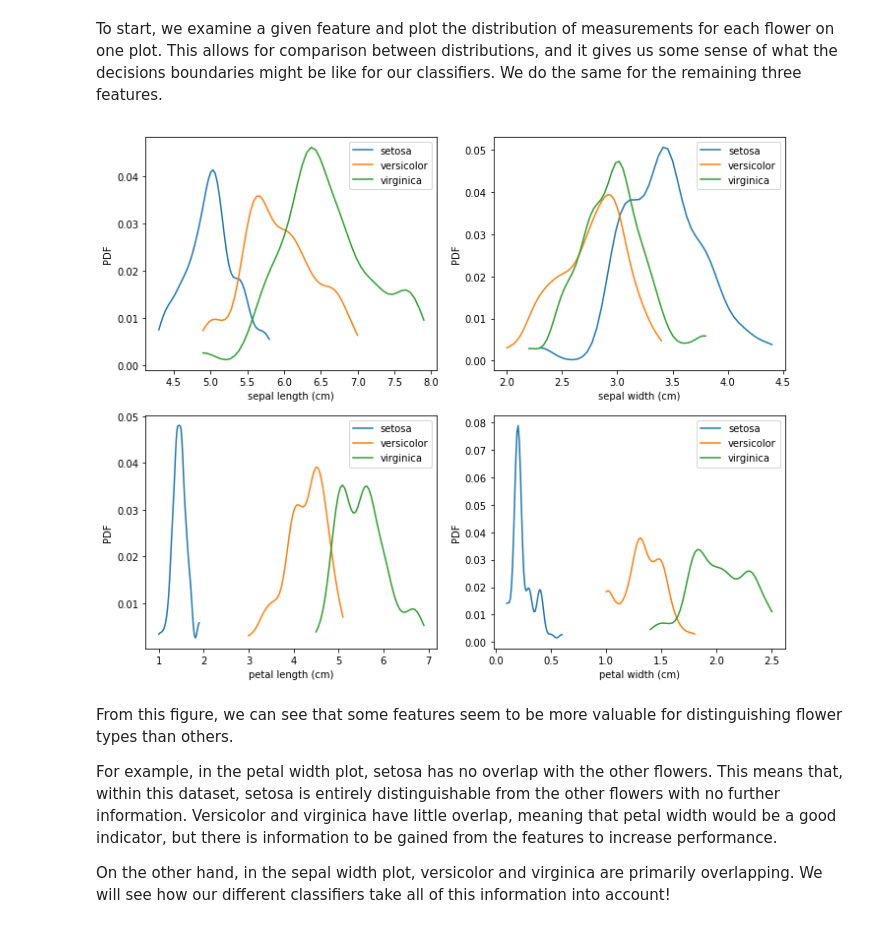
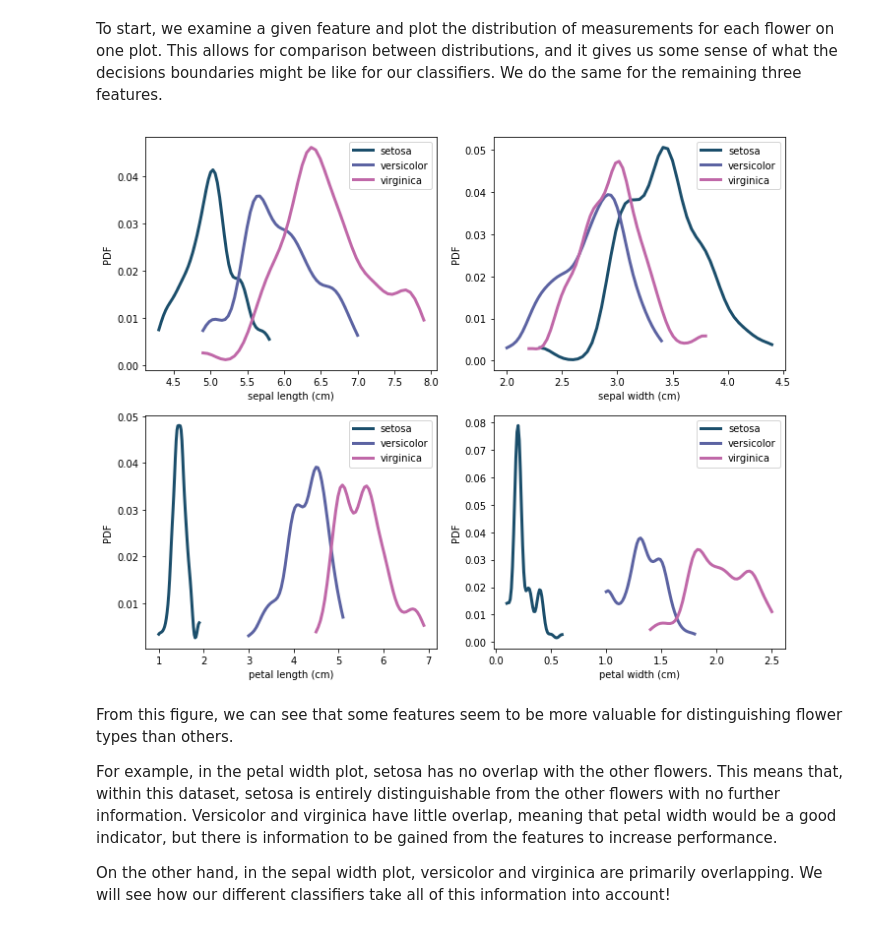
Before and after one commit to ASHSWAN1999/Bayes-vs-Machine-Learning-Comparison, a Jupyter notebook: project3.ipynb, the cells around one changed output. Saved outputs shown, nothing was run; the diff lists cells and outputs as text; code cells hidden in the pictures.

```diff
--- a/project3.ipynb
+++ b/project3.ipynb
@@ -55,24 +55,27 @@ virginica = df[df.flower == 2].reset_index(drop=True)
 To start, we examine a given feature and plot the distribution of measurements for each flower on one plot. This allows for comparison between distributions, and it gives us some sense of what the decisions boundaries might be like for our classifiers. We do the same for the remaining three features.
 # %%
 plt.figure(figsize=(10,8))
+cl = ['#1B4E6B', '#5C63A2', '#C068A8', 'r']
+count = 0
 for fl in [setosa,versicolor,virginica]:
 
 
     for i, feature in enumerate(iris.feature_names):
 
         kde = gaussian_kde(fl[feature],bw_method=0.3)
 
         xs = np.linspace(fl[feature].min(), fl[feature].max())
         ds = kde.evaluate(xs)
         ds /= ds.sum()
 
         plt.subplot(2,2,i+1)
 
-        plt.plot(xs, ds, label=iris.target_names[fl.flower[0]])
+        plt.plot(xs, ds, label=iris.target_names[fl.flower[0]], color=cl[count], linewidth=3.0)
 
         decorate(xlabel=feature, ylabel='PDF')
+    count+=1
 # %% [output]
-[figure, old version]
+[figure, new version]
 # %% [markdown]
 From this figure, we can see that some features seem to be more valuable for distinguishing flower types than others.
 
```
Also changed, not shown: parts of 9 cells of this notebook.
